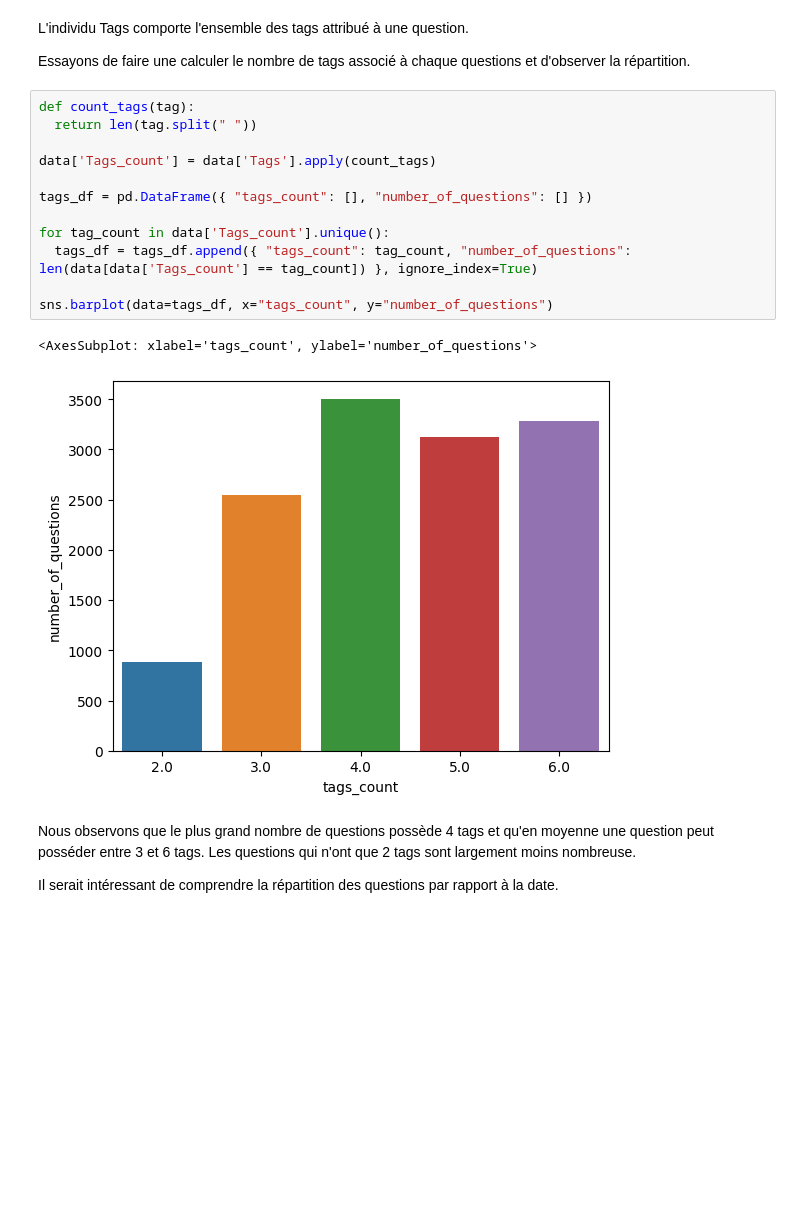
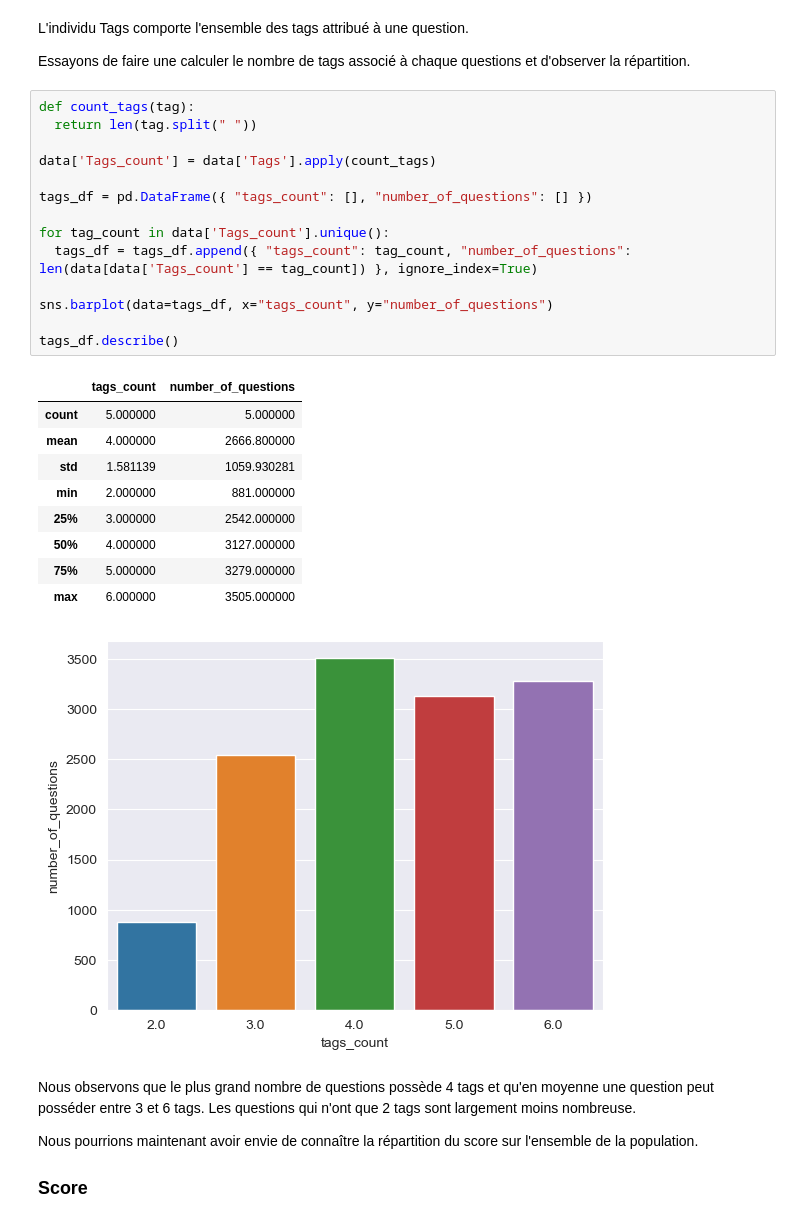
Before and after one commit to laildfz/P5_machine_learning, a Jupyter notebook: notebook/notebook_exploration.ipynb, the cells around one changed output. Drawn from its saved outputs; the diff is of its cells as text; blank space fills up the shorter version.

```diff
--- a/notebook/notebook_exploration.ipynb
+++ b/notebook/notebook_exploration.ipynb
@@ -120,20 +121,32 @@ Essayons de faire une calculer le nombre de tags associé à chaque questions et
 # %%
 def count_tags(tag):
   return len(tag.split(" "))
 
 data['Tags_count'] = data['Tags'].apply(count_tags)
 
 tags_df = pd.DataFrame({ "tags_count": [], "number_of_questions": [] })
 
 for tag_count in data['Tags_count'].unique():
   tags_df = tags_df.append({ "tags_count": tag_count, "number_of_questions": len(data[data['Tags_count'] == tag_count]) }, ignore_index=True)
 
 sns.barplot(data=tags_df, x="tags_count", y="number_of_questions")
+
+tags_df.describe()
 # %% [output]
-<AxesSubplot: xlabel='tags_count', ylabel='number_of_questions'>
+|  | tags_count | number_of_questions |
+| count | 5.000000 | 5.000000 |
+| mean | 4.000000 | 2666.800000 |
+| std | 1.581139 | 1059.930281 |
+| min | 2.000000 | 881.000000 |
+| 25% | 3.000000 | 2542.000000 |
+| 50% | 4.000000 | 3127.000000 |
+| 75% | 5.000000 | 3279.000000 |
+| max | 6.000000 | 3505.000000 |
-[figure, old version]
+[figure, new version]
 # %% [markdown]
 Nous observons que le plus grand nombre de questions possède 4 tags et qu'en moyenne une question peut posséder entre 3 et 6 tags.
 Les questions qui n'ont que 2 tags sont largement moins nombreuse.
 
-Il serait intéressant de comprendre la répartition des questions par rapport à la date.
+Nous pourrions maintenant avoir envie de connaître la répartition du score sur l'ensemble de la population.
+
+### Score
```
Also changed, not shown: parts of 15 cells of this notebook, 1 other file.
